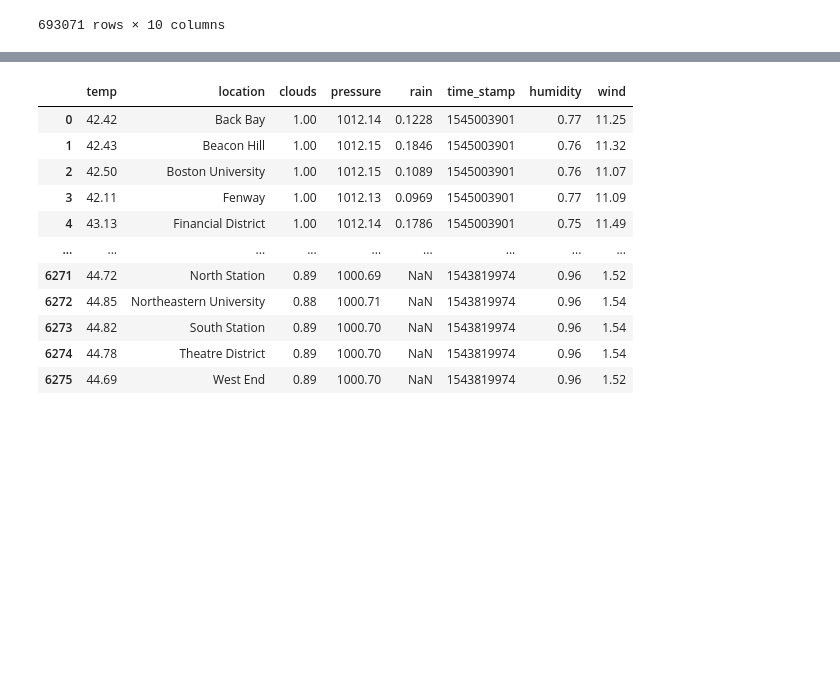
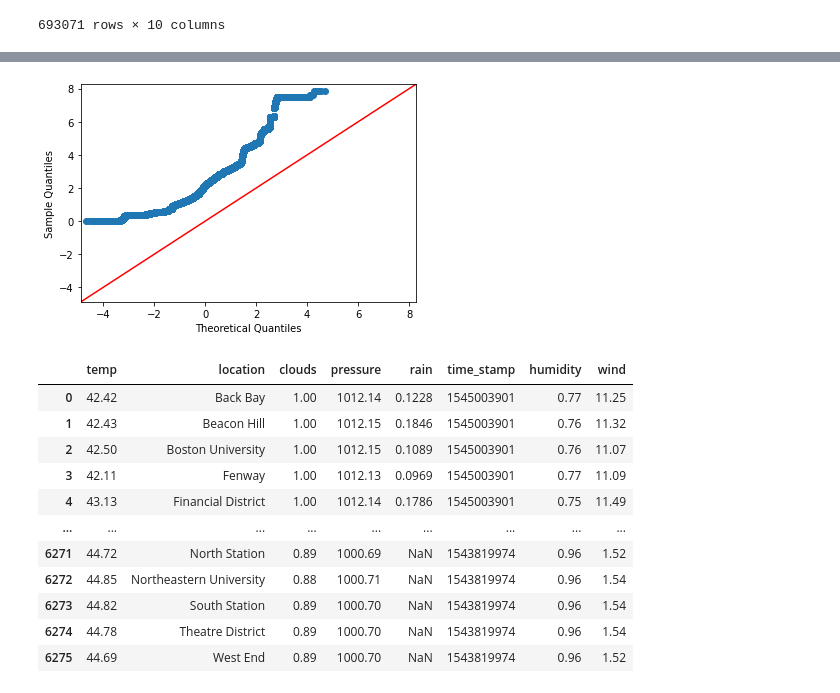
Before and after one commit to michaelle93/D214capstone, a Jupyter notebook: D214Report.ipynb, the cells around one changed output, grey strips where cells are left out. Cells and saved outputs as stored; diff of their text form; code cells hidden in the pictures; blank space fills up the shorter version.

```diff
--- a/D214Report.ipynb
+++ b/D214Report.ipynb
@@ -121,3 +121,8 @@ plt.show()
+# %%
+fig = sm.qqplot(df1['distance'], line='45')
+plt.show()
+# %% [output]
+[figure, added]
 # %%
 df2
 # %% [output]
```
Also changed, not shown: parts of 22 cells of this notebook.
